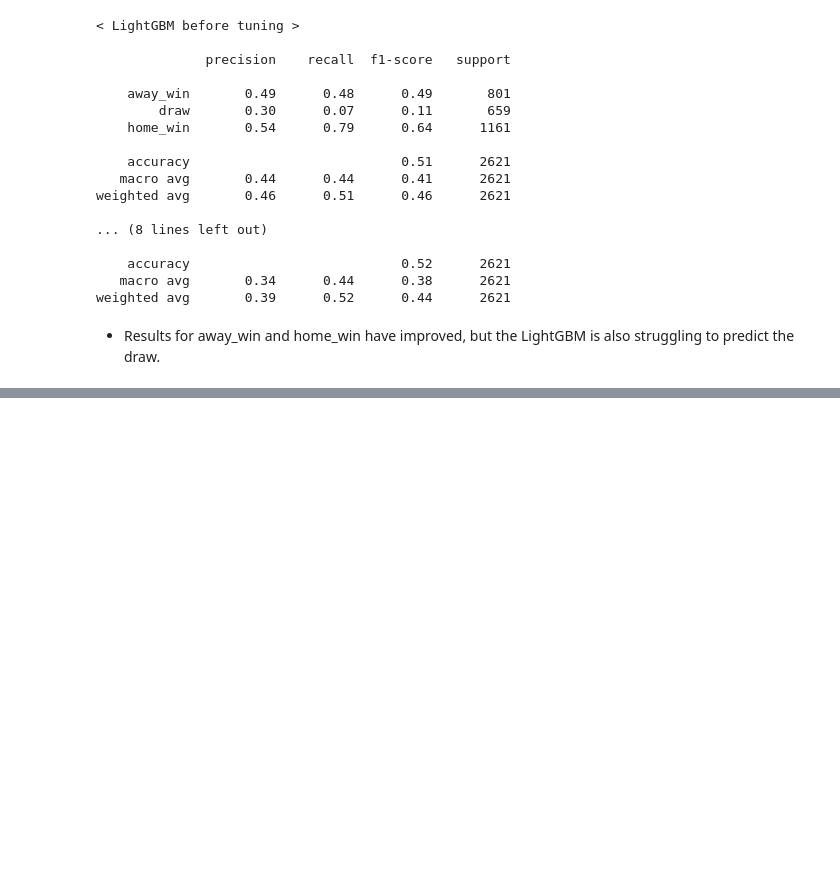
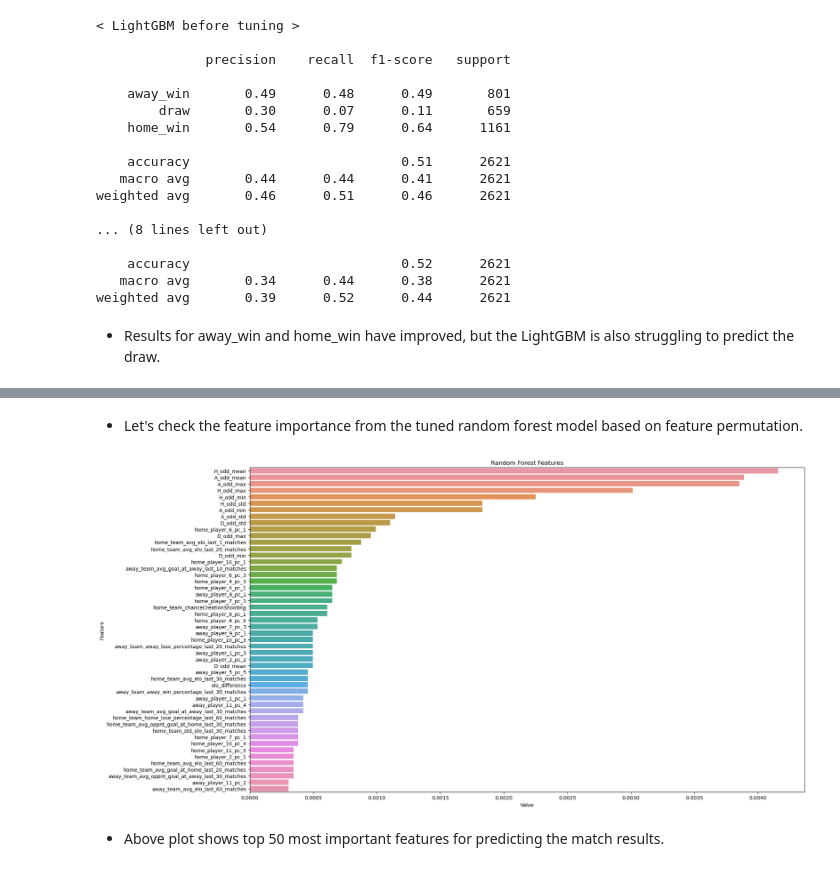
Before and after one commit to JunWoo-data/european_soccer_match_prediction, a Jupyter notebook: src/3.1.modeling.ipynb, the cells around one changed output, grey strips where cells are left out. Saved outputs shown, nothing was run; the diff lists cells and outputs as text; code cells hidden in the pictures; blank space fills up the shorter version.

Commit message:
edit modeling

```diff
--- a/src/3.1.modeling.ipynb
+++ b/src/3.1.modeling.ipynb
@@ -1009,0 +973,31 @@ Name: match_result, Length: 16988, dtype: object
+# %% [markdown]
+- Let's check the feature importance from the tuned random forest model based on feature permutation.
+# %%
+rf_best_params = {
+    'n_estimators': 300,
+    'max_depth': 5,
+    'max_features': 'sqrt',
+    'min_samples_leaf': 7,
+    'min_samples_split': 4
+}
+# %%
+rf_best = RandomForestClassifier(**rf_best_params)
+rf_best.fit(X_all_train_std, y_all_train_encd)
+rf_best_pred = rf_best.predict(X_all_test_std)
+rf_best_accuracy = np.mean(rf_best_pred == y_all_test_encd)
+# %%
+result = permutation_importance(
+    rf_best, X_all_test_std, y_all_test_encd, n_repeats=10, random_state=42, n_jobs=-1
+)
+# %%
+rf_feature_imp_permutation =  pd.DataFrame(sorted(zip(result.importances_mean, col_names)), columns=['Value','Feature'])
+# %%
+plt.figure(figsize=(20, 10))
+sns.barplot(x="Value", y="Feature", data = rf_feature_imp_permutation.sort_values("Value", ascending = False).head(50))
+plt.title('Random Forest Features')
+plt.tight_layout()
+plt.show()
+# %% [output]
+[figure, added]
+# %% [markdown]
+- Above plot shows top 50 most important features for predicting the match results.
```
Also changed, not shown: parts of 34 cells of this notebook, 3 other files.
